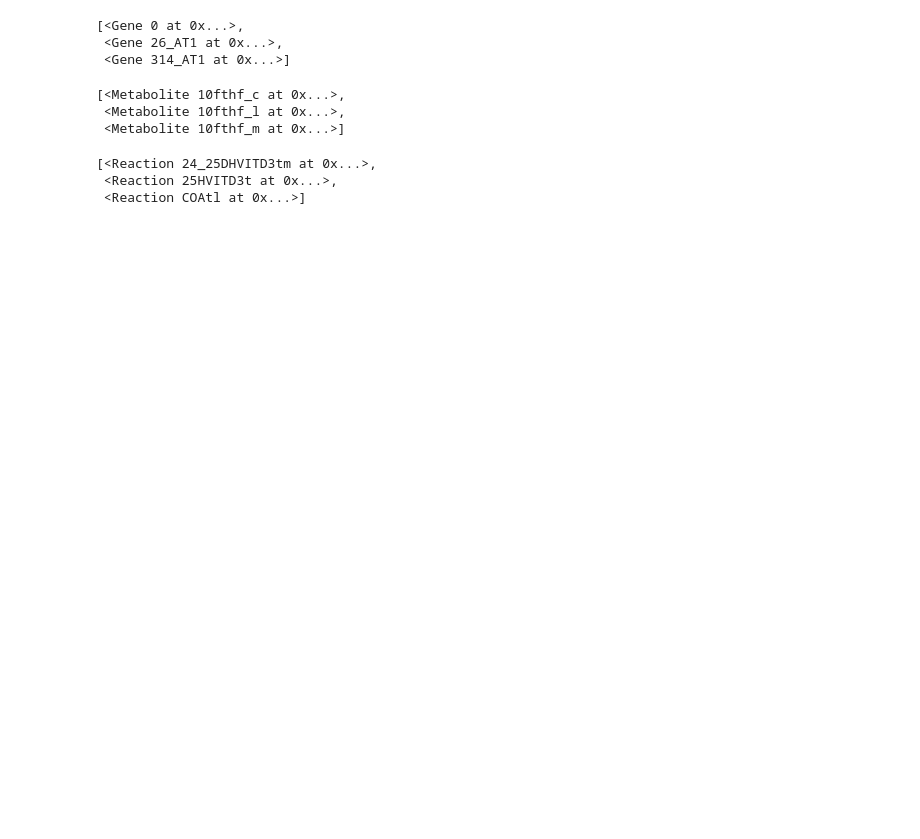
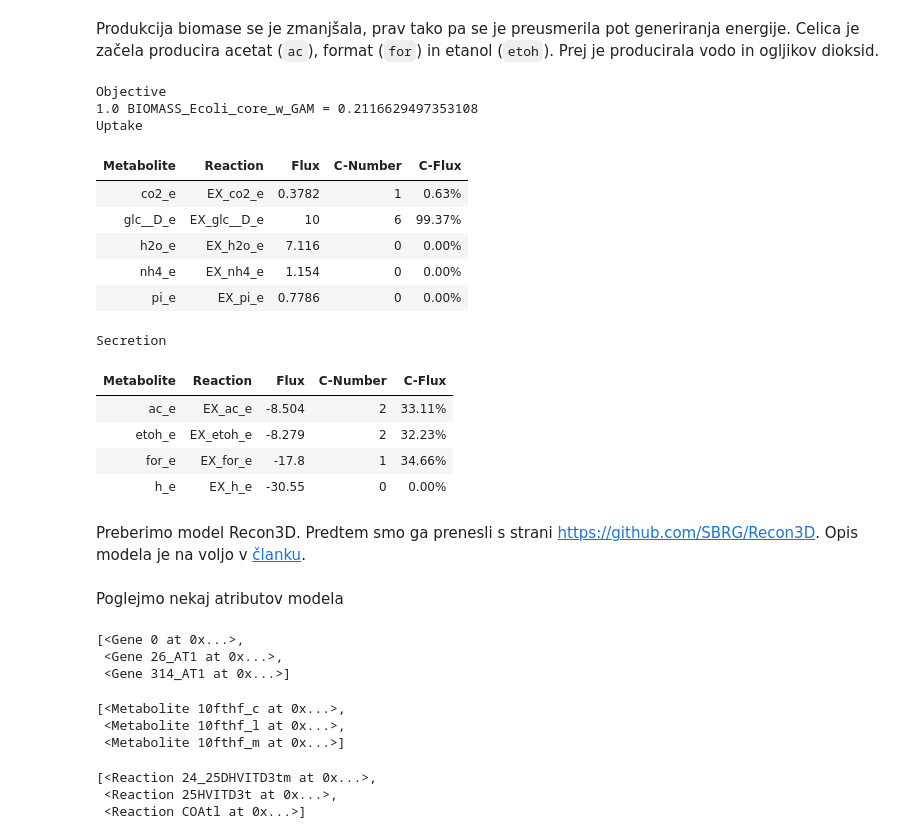
Before and after one commit to mmoskon/BioMed2223, a Jupyter notebook: 00_basic.ipynb, the cells around one changed output. Cells and saved outputs as stored; diff of their text form; code cells hidden in the pictures; blank space fills up the shorter version.

```diff
--- a/00_basic.ipynb
+++ b/00_basic.ipynb
@@ -9,5 +137,29 @@ import pickle
+# %% [markdown]
+Produkcija biomase se je zmanjšala, prav tako pa se je preusmerila pot generiranja energije. Celica je začela producira acetat (`ac`), format (`for`) in etanol (`etoh`). Prej je producirala vodo in ogljikov dioksid.
+# %%
+model.summary()
+# %% [output]
+Objective
+1.0 BIOMASS_Ecoli_core_w_GAM = 0.2116629497353108
+Uptake
+| Metabolite | Reaction | Flux | C-Number | C-Flux |
+| co2_e | EX_co2_e | 0.3782 | 1 | 0.63% |
+| glc__D_e | EX_glc__D_e | 10 | 6 | 99.37% |
+| h2o_e | EX_h2o_e | 7.116 | 0 | 0.00% |
+| nh4_e | EX_nh4_e | 1.154 | 0 | 0.00% |
+| pi_e | EX_pi_e | 0.7786 | 0 | 0.00% |
+Secretion
+| Metabolite | Reaction | Flux | C-Number | C-Flux |
+| ac_e | EX_ac_e | -8.504 | 2 | 33.11% |
+| etoh_e | EX_etoh_e | -8.279 | 2 | 32.23% |
+| for_e | EX_for_e | -17.8 | 1 | 34.66% |
+| h_e | EX_h_e | -30.55 | 0 | 0.00% |
+# %% [markdown]
+Preberimo model Recon3D. Predtem smo ga prenesli s strani https://github.com/SBRG/Recon3D. Opis modela je na voljo v [članku](http://dx.doi.org/10.1038/nbt.4072).
 # %%
 model = cobra.io.read_sbml_model('models\\Recon3D.xml')
+# %% [markdown]
+Poglejmo nekaj atributov modela
 # %%
 model.genes[:3]
 # %% [output]
```
Also changed, not shown: parts of 35 cells of this notebook, 2 other files.
